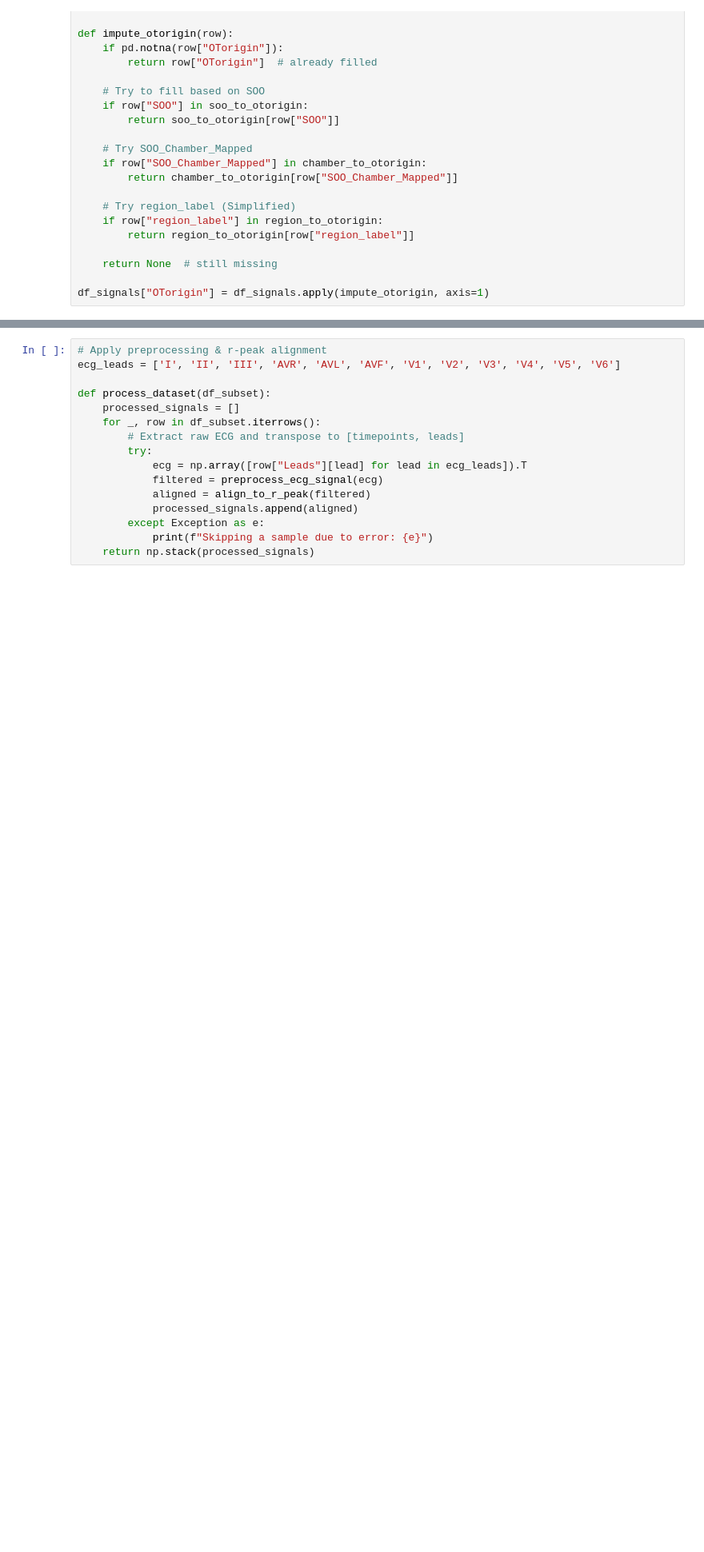
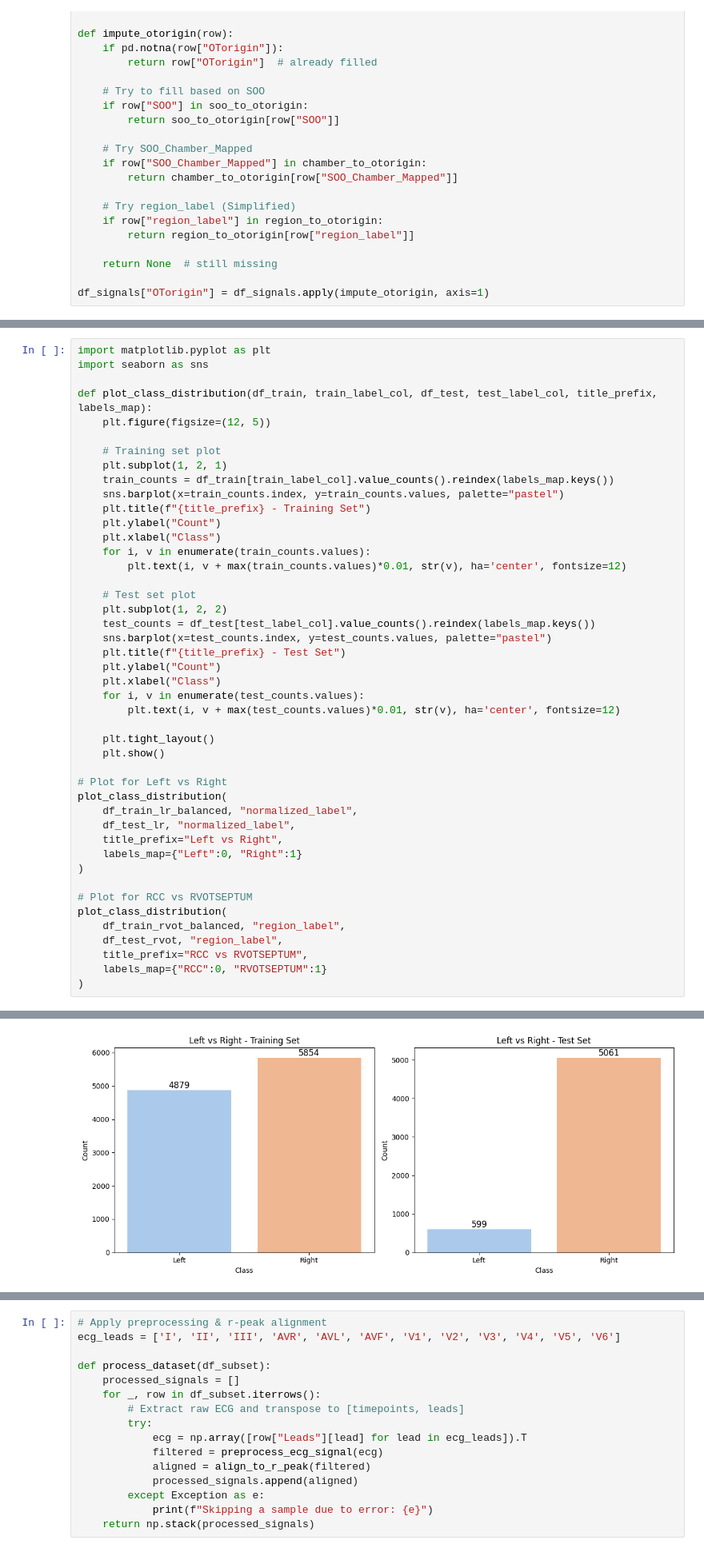
Before and after one commit to taniapazospuig/compbiomed-seminars, a Jupyter notebook: big_dataset_preprocessing.ipynb, the cells around one changed output, grey strips where cells are left out. Shown at 80% size. Drawn from its saved outputs; the diff is of its cells as text; blank space fills up the shorter version.

```diff
--- a/big_dataset_preprocessing.ipynb
+++ b/big_dataset_preprocessing.ipynb
@@ -346,3 +430,49 @@ region_label
 RVOTSEPTUM    3605
 RCC            101
 Name: count, dtype: int64
+# %%
+import matplotlib.pyplot as plt
+import seaborn as sns
+
+def plot_class_distribution(df_train, train_label_col, df_test, test_label_col, title_prefix, labels_map):
+    plt.figure(figsize=(12, 5))
+
+    # Training set plot
+    plt.subplot(1, 2, 1)
+    train_counts = df_train[train_label_col].value_counts().reindex(labels_map.keys())
+    sns.barplot(x=train_counts.index, y=train_counts.values, palette="pastel")
+    plt.title(f"{title_prefix} - Training Set")
+    plt.ylabel("Count")
+    plt.xlabel("Class")
+    for i, v in enumerate(train_counts.values):
+        plt.text(i, v + max(train_counts.values)*0.01, str(v), ha='center', fontsize=12)
+
+    # Test set plot
+    plt.subplot(1, 2, 2)
+    test_counts = df_test[test_label_col].value_counts().reindex(labels_map.keys())
+    sns.barplot(x=test_counts.index, y=test_counts.values, palette="pastel")
+    plt.title(f"{title_prefix} - Test Set")
+    plt.ylabel("Count")
+    plt.xlabel("Class")
+    for i, v in enumerate(test_counts.values):
+        plt.text(i, v + max(test_counts.values)*0.01, str(v), ha='center', fontsize=12)
+
+    plt.tight_layout()
+    plt.show()
+
+# Plot for Left vs Right
+plot_class_distribution(
+    df_train_lr_balanced, "normalized_label",
+    df_test_lr, "normalized_label",
+    title_prefix="Left vs Right",
+    labels_map={"Left":0, "Right":1}
+)
+
+# Plot for RCC vs RVOTSEPTUM
+plot_class_distribution(
+    df_train_rvot_balanced, "region_label",
+    df_test_rvot, "region_label",
+    title_prefix="RCC vs RVOTSEPTUM",
+    labels_map={"RCC":0, "RVOTSEPTUM":1}
+)
+# %% [output]
@@ -348,0 +486 @@ Name: count, dtype: int64
+[figure, added]
```
Also changed, not shown: parts of 19 cells of this notebook, 1 other file.
